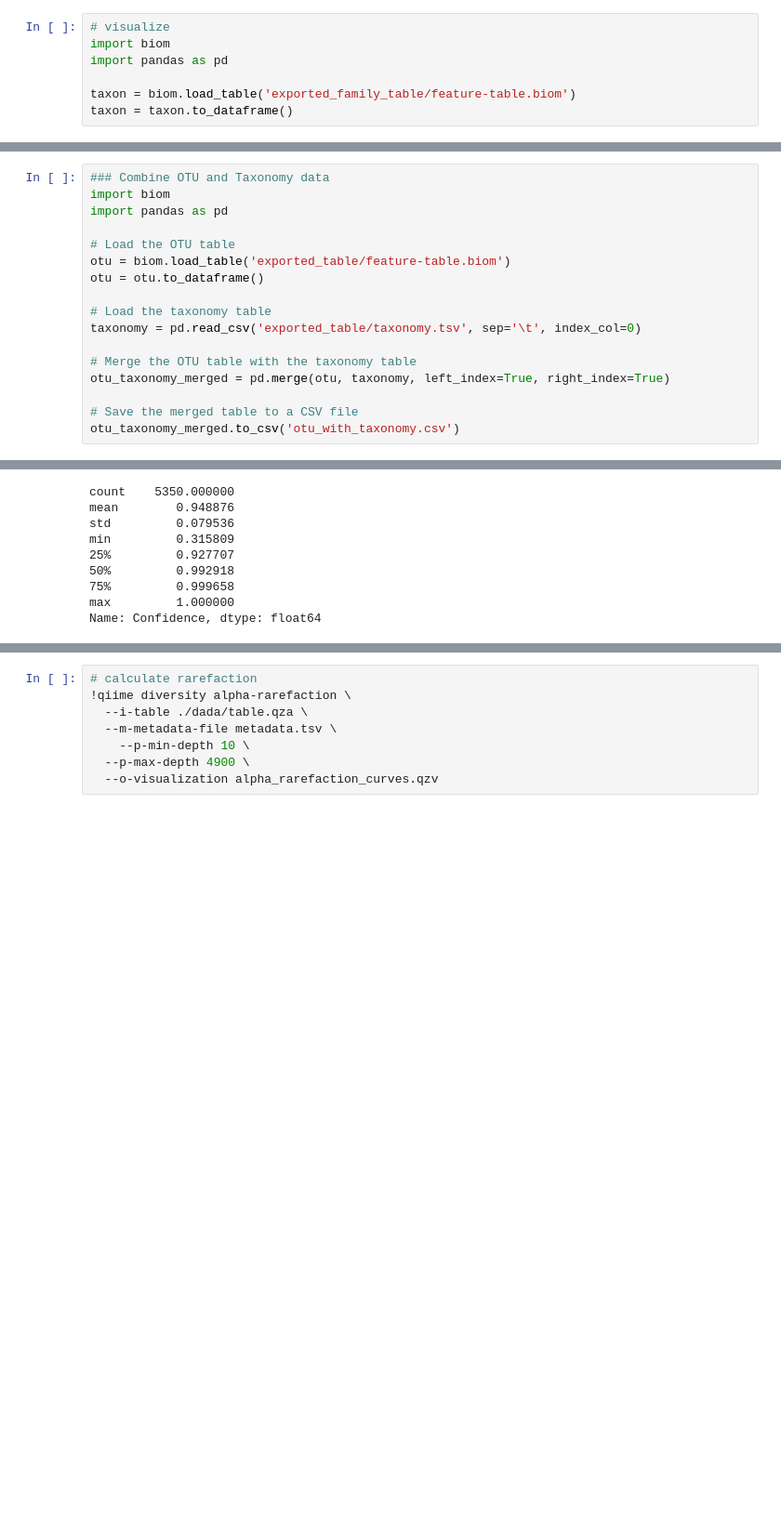
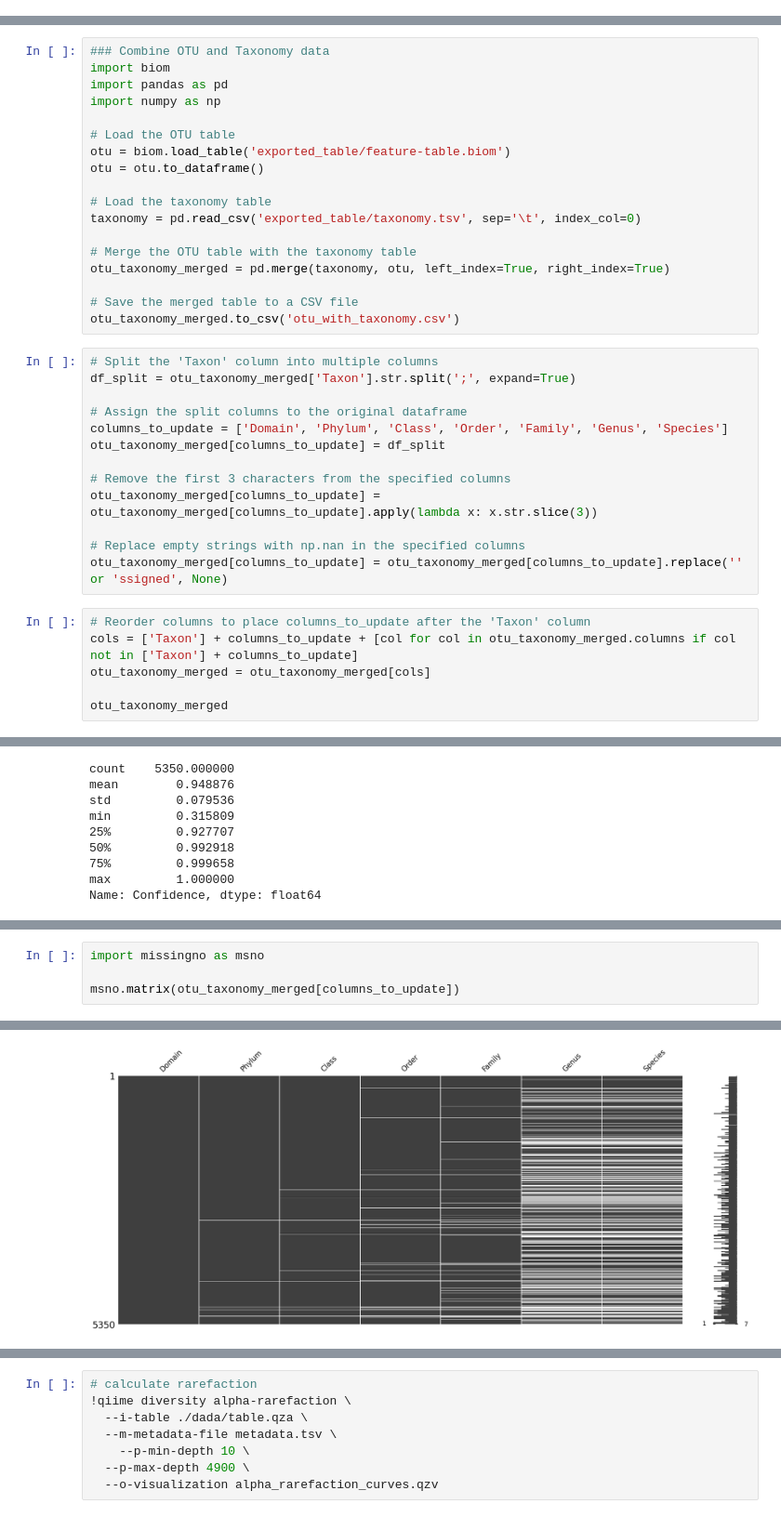
Before and after one commit to dguevaraapaza/Microbiome-Project, a Jupyter notebook: 2-qiime2-fastqc-prep.ipynb, the cells around one changed output, grey strips where cells are left out. Shown at 93% size. Drawn from its saved outputs; the diff is of its cells as text; blank space fills up the shorter version.

```diff
--- a/2-qiime2-fastqc-prep.ipynb
+++ b/2-qiime2-fastqc-prep.ipynb
@@ -135,7 +131,0 @@ Exported collapsed_family_table.qza as BIOMV210DirFmt to directory exported_fami
-# %%
-# visualize
-import biom
-import pandas as pd
-
-taxon = biom.load_table('exported_family_table/feature-table.biom')
-taxon = taxon.to_dataframe()
@@ -178,6 +142,7 @@ df_split
 ### Combine OTU and Taxonomy data
 import biom
 import pandas as pd
+import numpy as np
 
 # Load the OTU table
 otu = biom.load_table('exported_table/feature-table.biom')
@@ -187,7 +152,26 @@ otu = otu.to_dataframe()
 taxonomy = pd.read_csv('exported_table/taxonomy.tsv', sep='\t', index_col=0)
 
 # Merge the OTU table with the taxonomy table
-otu_taxonomy_merged = pd.merge(otu, taxonomy, left_index=True, right_index=True)
+otu_taxonomy_merged = pd.merge(taxonomy, otu, left_index=True, right_index=True)
 
 # Save the merged table to a CSV file
 otu_taxonomy_merged.to_csv('otu_with_taxonomy.csv')
+# %%
+# Split the 'Taxon' column into multiple columns
+df_split = otu_taxonomy_merged['Taxon'].str.split(';', expand=True)
+
+# Assign the split columns to the original dataframe
+columns_to_update = ['Domain', 'Phylum', 'Class', 'Order', 'Family', 'Genus', 'Species']
+otu_taxonomy_merged[columns_to_update] = df_split
+
+# Remove the first 3 characters from the specified columns
+otu_taxonomy_merged[columns_to_update] = otu_taxonomy_merged[columns_to_update].apply(lambda x: x.str.slice(3))
+
+# Replace empty strings with np.nan in the specified columns
+otu_taxonomy_merged[columns_to_update] = otu_taxonomy_merged[columns_to_update].replace('' or 'ssigned', None)
+# %%
+# Reorder columns to place columns_to_update after the 'Taxon' column
+cols = ['Taxon'] + columns_to_update + [col for col in otu_taxonomy_merged.columns if col not in ['Taxon'] + columns_to_update]
+otu_taxonomy_merged = otu_taxonomy_merged[cols]
+
+otu_taxonomy_merged
@@ -238,0 +206,5 @@ df_split
+# %%
+import missingno as msno
+
+msno.matrix(otu_taxonomy_merged[columns_to_update])
+# %% [output]
@@ -239 +212,2 @@ df_split
+[figure, added]
 # %% [markdown]
```
Also changed, not shown: parts of 25 cells of this notebook, 3 other files.
